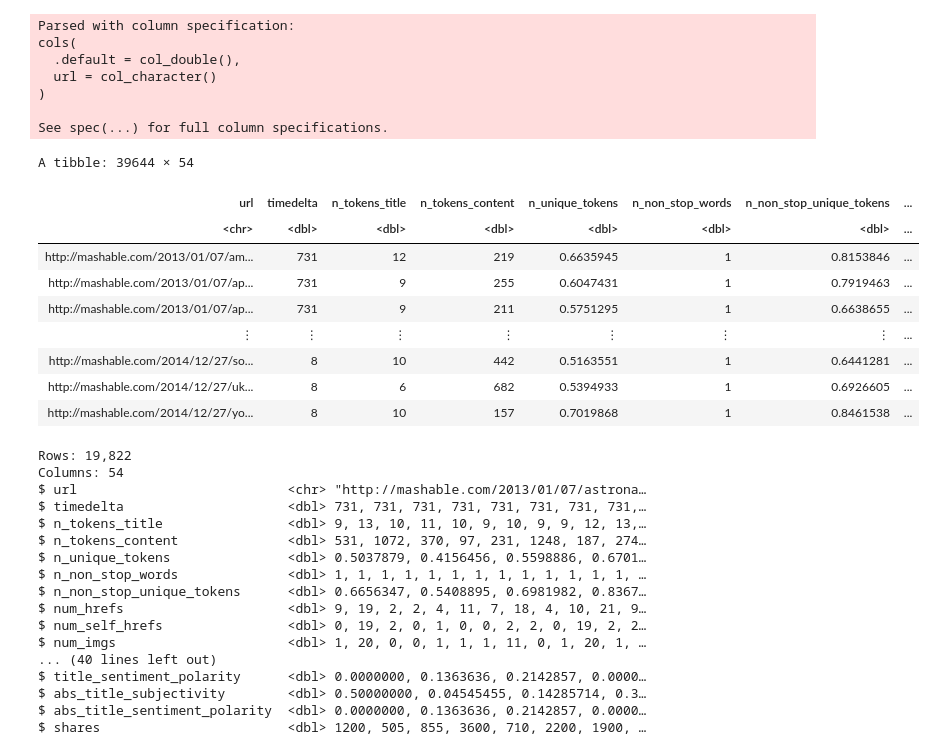
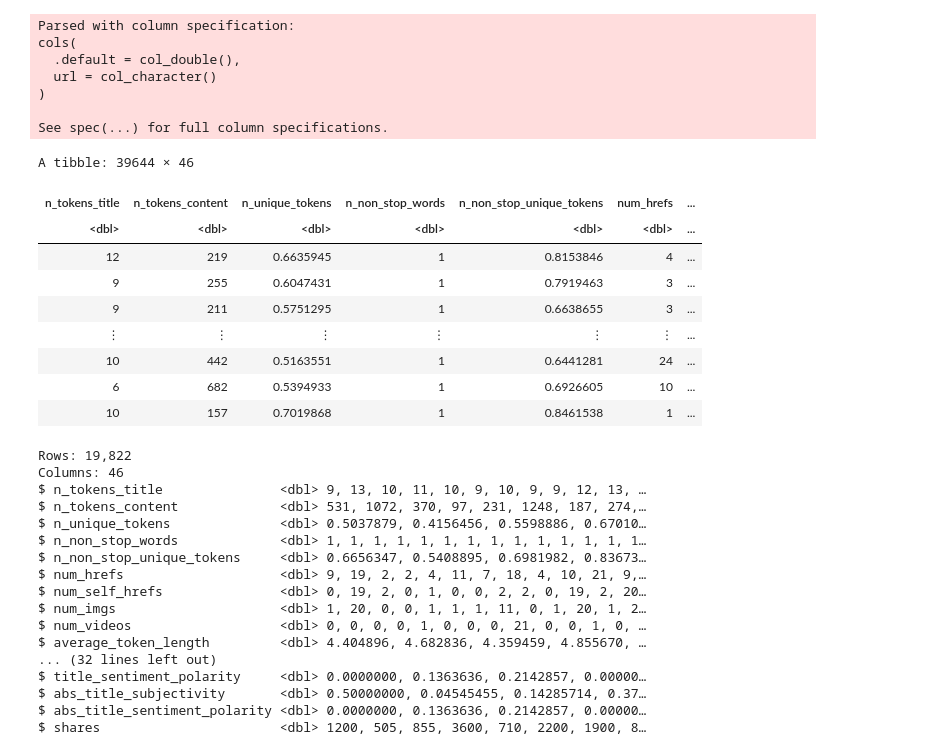
Before and after one commit to jonathho/DSCI100-Project, a Jupyter notebook: ProjectNotebook.ipynb, the cells around one changed output. Cells and saved outputs as stored; diff of their text form; code cells hidden in the pictures.

```diff
--- a/ProjectNotebook.ipynb
+++ b/ProjectNotebook.ipynb
@@ -22,52 +23,59 @@ Warning message:
 # %%
 options(repr.matrix.max.rows = 6)
 # Load in data and also select out columns related to publication date.
 news_data <- read_csv("https://docs.google.com/spreadsheets/d/e/2PACX-1vQqn7Dsf5KqcPHqcwKBwVpLiEczGNRusJeqmw_xhNsheA8anlCokXI7jDfOGfGKwjIENuB7ngwYsAiQ/pub?gid=1905386087&single=true&output=csv") %>%
-    mutate(is_weekend = as.factor(is_weekend)) %>%
     filter(!is.na(is_weekend)) %>%
-    select(-c(weekday_is_monday, weekday_is_tuesday, weekday_is_wednesday, weekday_is_thursday, weekday_is_friday, weekday_is_saturday, weekday_is_sunday))
+    select(-c(weekday_is_monday, weekday_is_tuesday, weekday_is_wednesday, weekday_is_thursday, weekday_is_friday, weekday_is_saturday, weekday_is_sunday)) %>%
+    select(-c(data_channel_is_lifestyle, data_channel_is_entertainment, data_channel_is_bus, data_channel_is_socmed, data_channel_is_tech, data_channel_is_world)) %>%
+    select(-c(url, timedelta))
+
+news_data$is_weekend <- as.character(news_data$is_weekend)
+news_data$is_weekend[news_data$is_weekend == "0"] <- "Weekday"
+news_data$is_weekend[news_data$is_weekend == "1"] <- "Weekend"
+news_data$is_weekend <- as.factor(news_data$is_weekend)
+
 news_data
 # %% [output]
 Parsed with column specification:
 cols(
   .default = col_double(),
   url = col_character()
 )
 
 See spec(...) for full column specifications.
-A tibble: 39644 × 54
+A tibble: 39644 × 46
-| url | timedelta | n_tokens_title | n_tokens_content | n_unique_tokens | n_non_stop_words | n_non_stop_unique_tokens | ... |
-| <chr> | <dbl> | <dbl> | <dbl> | <dbl> | <dbl> | <dbl> | ... |
-| http://mashable.com/2013/01/07/am... | 731 | 12 | 219 | 0.6635945 | 1 | 0.8153846 | ... |
-| http://mashable.com/2013/01/07/ap... | 731 | 9 | 255 | 0.6047431 | 1 | 0.7919463 | ... |
-| http://mashable.com/2013/01/07/ap... | 731 | 9 | 211 | 0.5751295 | 1 | 0.6638655 | ... |
-| ⋮ | ⋮ | ⋮ | ⋮ | ⋮ | ⋮ | ⋮ | ... |
-| http://mashable.com/2014/12/27/so... | 8 | 10 | 442 | 0.5163551 | 1 | 0.6441281 | ... |
-| http://mashable.com/2014/12/27/uk... | 8 | 6 | 682 | 0.5394933 | 1 | 0.6926605 | ... |
-| http://mashable.com/2014/12/27/yo... | 8 | 10 | 157 | 0.7019868 | 1 | 0.8461538 | ... |
+| n_tokens_title | n_tokens_content | n_unique_tokens | n_non_stop_words | n_non_stop_unique_tokens | num_hrefs | ... |
+| <dbl> | <dbl> | <dbl> | <dbl> | <dbl> | <dbl> | ... |
+| 12 | 219 | 0.6635945 | 1 | 0.8153846 | 4 | ... |
+| 9 | 255 | 0.6047431 | 1 | 0.7919463 | 3 | ... |
+| 9 | 211 | 0.5751295 | 1 | 0.6638655 | 3 | ... |
+| ⋮ | ⋮ | ⋮ | ⋮ | ⋮ | ⋮ | ... |
+| 10 | 442 | 0.5163551 | 1 | 0.6441281 | 24 | ... |
+| 6 | 682 | 0.5394933 | 1 | 0.6926605 | 10 | ... |
+| 10 | 157 | 0.7019868 | 1 | 0.8461538 | 1 | ... |
 # %%
 # Separate the training and testing data splits
 set.seed(1)
 news_split <- initial_split(news_data, prop = 0.5, strata = is_weekend)
 news_train <- training(news_split)
 news_test <- testing(news_split)
-# Note: will need to use a colourblind friendly palette for the graph
+# Note: will need to change is_weekend to a factor data type and use a colourblind friendly palette for the graph
 glimpse(news_train)
 # %% [output]
 Rows: 19,822
-Columns: 54
-$ url                           <chr> "http://mashable.com/2013/01/07/astrona…
-$ timedelta                     <dbl> 731, 731, 731, 731, 731, 731, 731, 731,…
-$ n_tokens_title                <dbl> 9, 13, 10, 11, 10, 9, 10, 9, 9, 12, 13,…
-$ n_tokens_content              <dbl> 531, 1072, 370, 97, 231, 1248, 187, 274…
-$ n_unique_tokens               <dbl> 0.5037879, 0.4156456, 0.5598886, 0.6701…
-$ n_non_stop_words              <dbl> 1, 1, 1, 1, 1, 1, 1, 1, 1, 1, 1, 1, 1, …
-$ n_non_stop_unique_tokens      <dbl> 0.6656347, 0.5408895, 0.6981982, 0.8367…
-$ num_hrefs                     <dbl> 9, 19, 2, 2, 4, 11, 7, 18, 4, 10, 21, 9…
-$ num_self_hrefs                <dbl> 0, 19, 2, 0, 1, 0, 0, 2, 2, 0, 19, 2, 2…
-$ num_imgs                      <dbl> 1, 20, 0, 0, 1, 1, 1, 11, 0, 1, 20, 1, …
-... (40 lines left out)
-$ title_sentiment_polarity      <dbl> 0.0000000, 0.1363636, 0.2142857, 0.0000…
-$ abs_title_subjectivity        <dbl> 0.50000000, 0.04545455, 0.14285714, 0.3…
-$ abs_title_sentiment_polarity  <dbl> 0.0000000, 0.1363636, 0.2142857, 0.0000…
-$ shares                        <dbl> 1200, 505, 855, 3600, 710, 2200, 1900, …
+Columns: 46
+$ n_tokens_title               <dbl> 9, 13, 10, 11, 10, 9, 10, 9, 9, 12, 13, …
+$ n_tokens_content             <dbl> 531, 1072, 370, 97, 231, 1248, 187, 274,…
+$ n_unique_tokens              <dbl> 0.5037879, 0.4156456, 0.5598886, 0.67010…
+$ n_non_stop_words             <dbl> 1, 1, 1, 1, 1, 1, 1, 1, 1, 1, 1, 1, 1, 1…
+$ n_non_stop_unique_tokens     <dbl> 0.6656347, 0.5408895, 0.6981982, 0.83673…
+$ num_hrefs                    <dbl> 9, 19, 2, 2, 4, 11, 7, 18, 4, 10, 21, 9,…
+$ num_self_hrefs               <dbl> 0, 19, 2, 0, 1, 0, 0, 2, 2, 0, 19, 2, 20…
+$ num_imgs                     <dbl> 1, 20, 0, 0, 1, 1, 1, 11, 0, 1, 20, 1, 2…
+$ num_videos                   <dbl> 0, 0, 0, 0, 1, 0, 0, 0, 21, 0, 0, 1, 0, …
+$ average_token_length         <dbl> 4.404896, 4.682836, 4.359459, 4.855670, …
+... (32 lines left out)
+$ title_sentiment_polarity     <dbl> 0.0000000, 0.1363636, 0.2142857, 0.00000…
+$ abs_title_subjectivity       <dbl> 0.50000000, 0.04545455, 0.14285714, 0.37…
+$ abs_title_sentiment_polarity <dbl> 0.0000000, 0.1363636, 0.2142857, 0.00000…
+$ shares                       <dbl> 1200, 505, 855, 3600, 710, 2200, 1900, 8…
```
Also changed, not shown: parts of 11 cells of this notebook.
